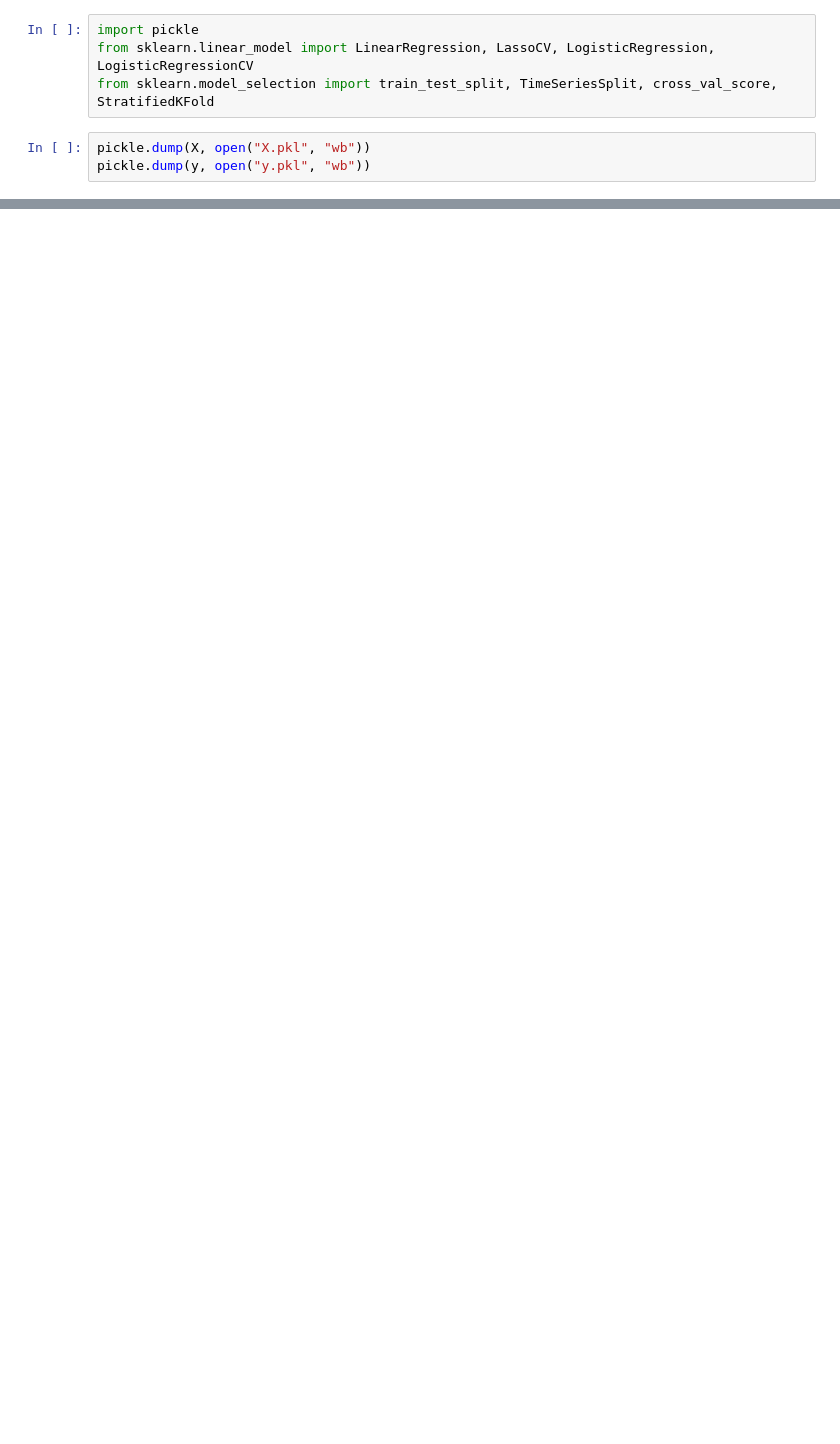
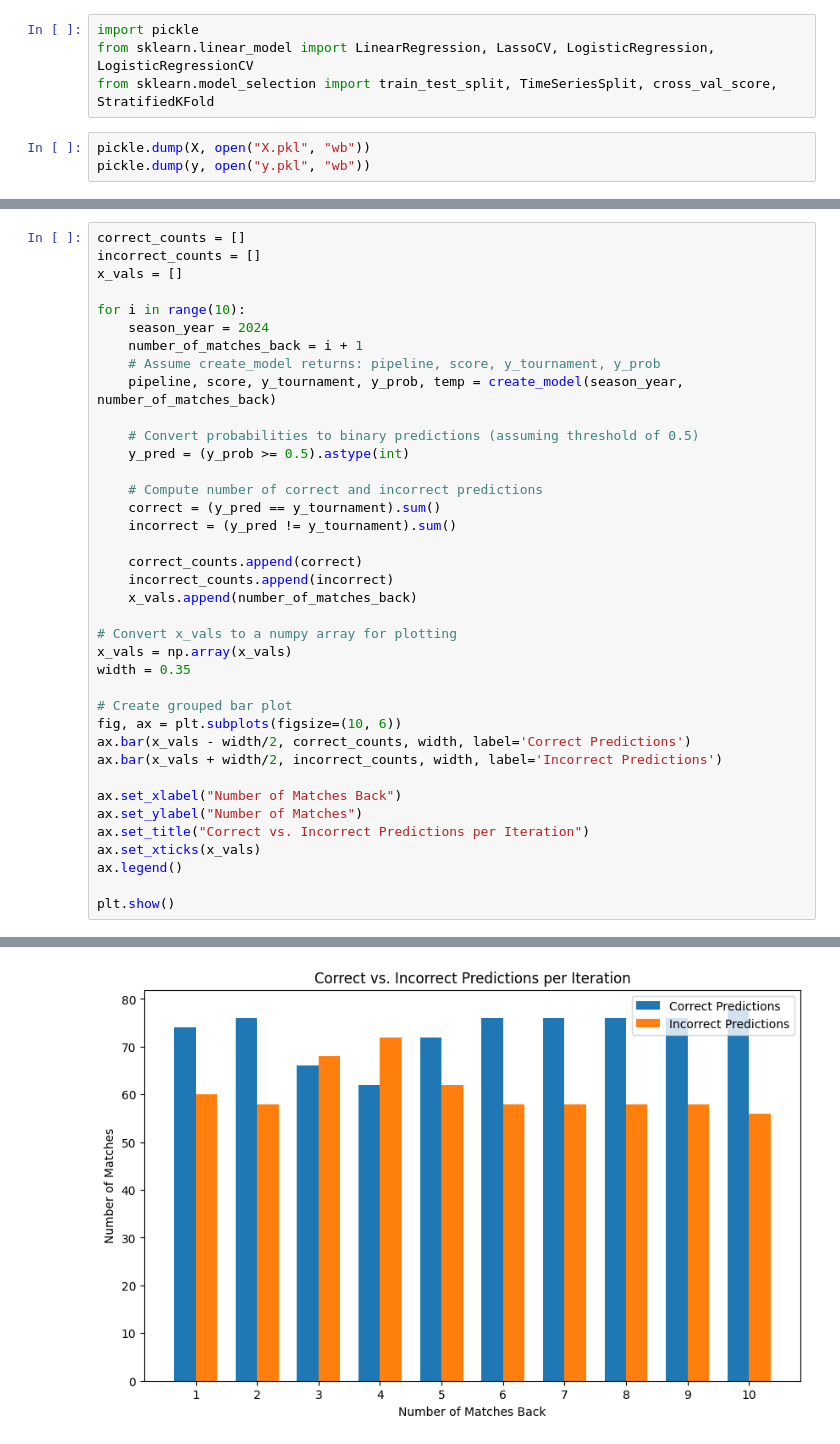
Before and after one commit to fantasy2fry/march-ml-madness-2025, a Jupyter notebook: src/mikematuszy/feature_engineering.ipynb, the cells around one changed output, grey strips where cells are left out. Drawn from its saved outputs; the diff is of its cells as text; blank space fills up the shorter version.

Commit message:
feature engineering - added iterations over n_past

```diff
--- a/src/mikematuszy/feature_engineering.ipynb
+++ b/src/mikematuszy/feature_engineering.ipynb
@@ -708,0 +703,39 @@ pickle.dump(y, open("y.pkl", "wb"))
+# %%
+correct_counts = []
+incorrect_counts = []
+x_vals = []
+
+for i in range(10):
+    season_year = 2024
+    number_of_matches_back = i + 1
+    # Assume create_model returns: pipeline, score, y_tournament, y_prob
+    pipeline, score, y_tournament, y_prob, temp = create_model(season_year, number_of_matches_back)
+
+    # Convert probabilities to binary predictions (assuming threshold of 0.5)
+    y_pred = (y_prob >= 0.5).astype(int)
+
+    # Compute number of correct and incorrect predictions
+    correct = (y_pred == y_tournament).sum()
+    incorrect = (y_pred != y_tournament).sum()
+
+    correct_counts.append(correct)
+    incorrect_counts.append(incorrect)
+    x_vals.append(number_of_matches_back)
+
+# Convert x_vals to a numpy array for plotting
+x_vals = np.array(x_vals)
+width = 0.35
+
+# Create grouped bar plot
+fig, ax = plt.subplots(figsize=(10, 6))
+ax.bar(x_vals - width/2, correct_counts, width, label='Correct Predictions')
+ax.bar(x_vals + width/2, incorrect_counts, width, label='Incorrect Predictions')
+
+ax.set_xlabel("Number of Matches Back")
+ax.set_ylabel("Number of Matches")
+ax.set_title("Correct vs. Incorrect Predictions per Iteration")
+ax.set_xticks(x_vals)
+ax.legend()
+
+plt.show()
+# %% [output]
@@ -708,0 +752 @@ pickle.dump(y, open("y.pkl", "wb"))
+[figure, added]
```
Also changed, not shown: parts of 47 cells of this notebook, 2 other files.
